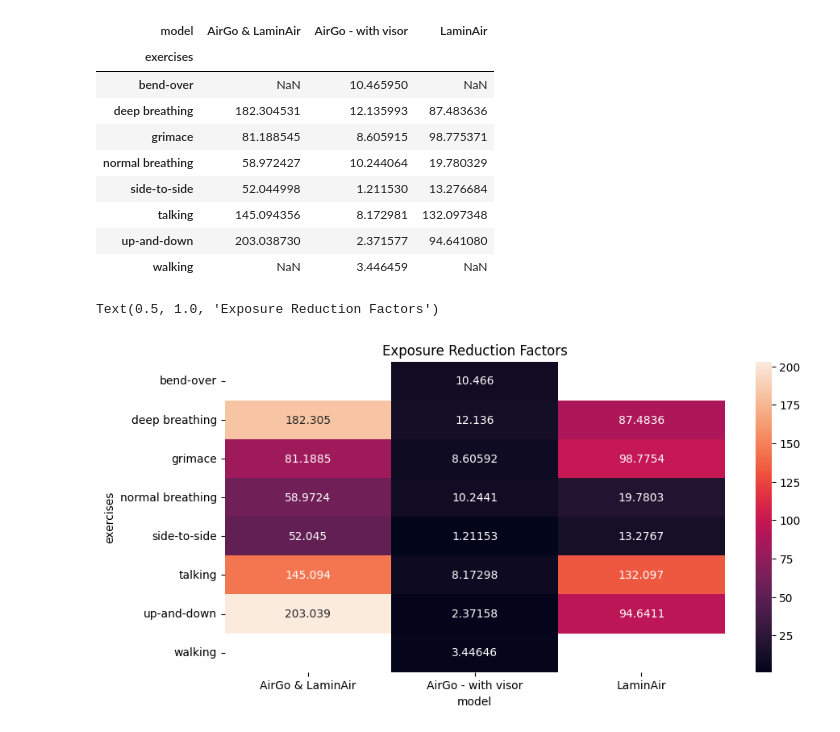
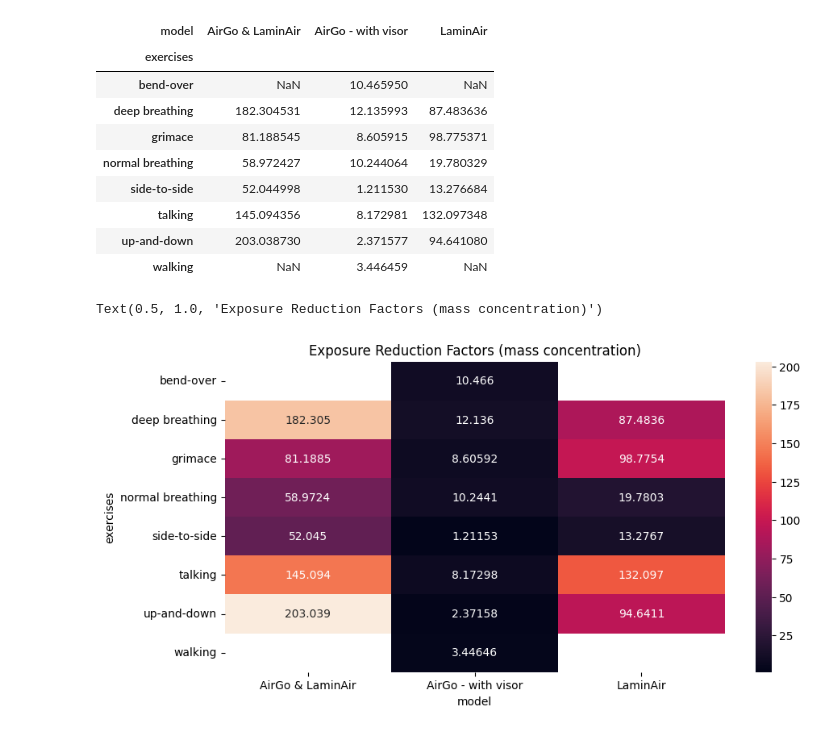
Before and after one commit to Edderic/iaq, a Jupyter notebook: notebooks/milestone-eoy-2023.ipynb, the cells around one changed output. Cells and saved outputs as stored; diff of their text form; code cells hidden in the pictures.

```diff
--- a/notebooks/milestone-eoy-2023.ipynb
+++ b/notebooks/milestone-eoy-2023.ipynb
@@ -770,10 +1139,10 @@ pivot
 | talking | 145.094356 | 8.172981 | 132.097348 |
 | up-and-down | 203.038730 | 2.371577 | 94.641080 |
 | walking | NaN | 3.446459 | NaN |
-# %%
-fig, ax = plt.subplots(1,1, figsize=(10,5))
-sns.heatmap(pivot, annot=True, fmt='g', ax=ax)
-ax.set_title("Exposure Reduction Factors")
-# %% [output]
-Text(0.5, 1.0, 'Exposure Reduction Factors')
-[figure, removed]
+# %%
+fig, ax = plt.subplots(1,1, figsize=(10,5))
+sns.heatmap(pivot, annot=True, fmt='g', ax=ax)
+ax.set_title("Exposure Reduction Factors (mass concentration)")
+# %% [output]
+Text(0.5, 1.0, 'Exposure Reduction Factors (mass concentration)')
+[figure, added]
```
Also changed, not shown: parts of 19 cells of this notebook.
